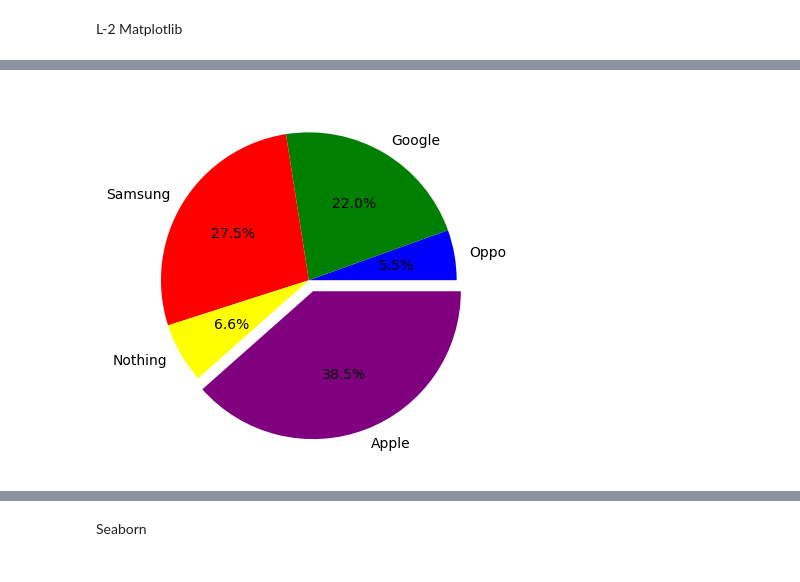
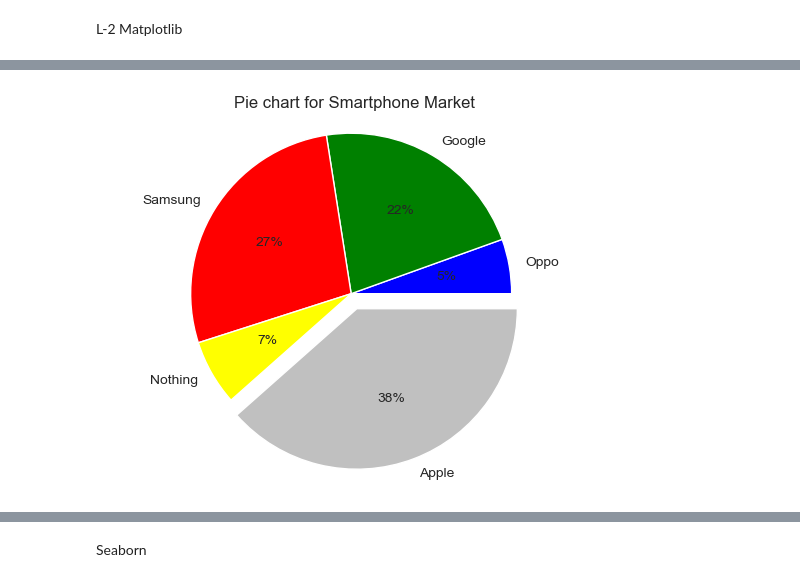
Before and after one commit to omkcan/DV, a Jupyter notebook: endsem_prep.ipynb, the cells around one changed output, grey strips where cells are left out. Saved outputs shown, nothing was run; the diff lists cells and outputs as text; code cells hidden in the pictures.

```diff
--- a/endsem_prep.ipynb
+++ b/endsem_prep.ipynb
@@ -48,10 +49,12 @@ plt.show()
 # %%
-colors = ["blue", "green", "red", "yellow", "purple"]
+colors = ["blue", "green", "red", "yellow", "silver"]
 shares = [100, 400, 500, 120, 700]
 companies = ["Oppo", "Google", "Samsung", "Nothing", "Apple"]
-explode = [0.0, 0.0, 0.0, 0.0, 0.08]
+explode = [0.0, 0.0, 0.0, 0.0, 0.1]
 
-plt.pie(shares, explode=explode, labels=companies, colors=colors, autopct='%1.1f%%')
+plt.pie(shares, explode=explode, labels=companies, colors=colors, autopct='%1.0f%%')
+plt.title("Pie chart for Smartphone Market")
+#plt.axis('equal') - can add for better circularity
 plt.show()
 # %% [output]
-[figure, old version]
+[figure, new version]
```
Also changed, not shown: parts of 9 cells of this notebook.
